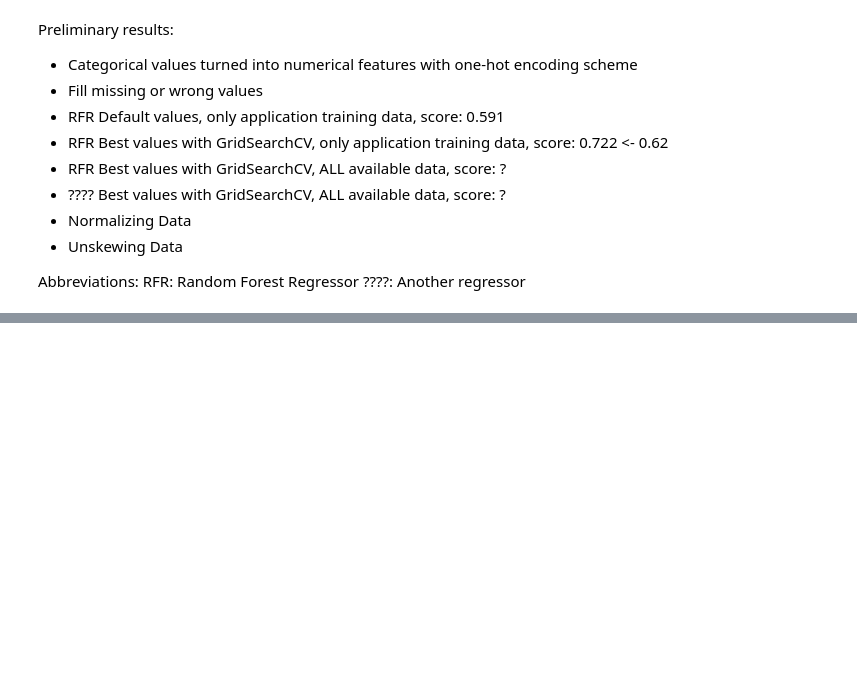
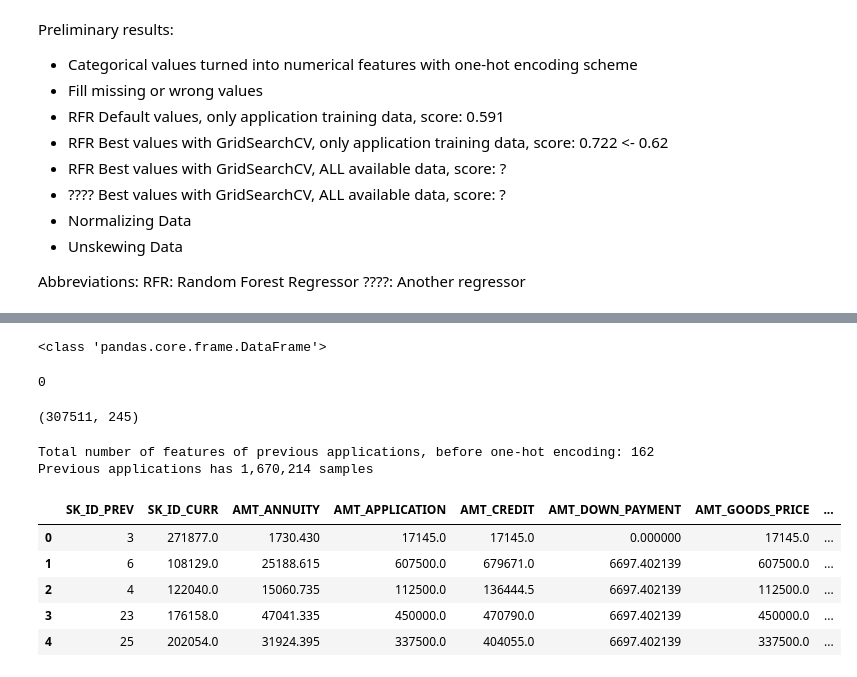
Before and after one commit to nachorovi/mlnd_capstone, a Jupyter notebook: notebook.ipynb, the cells around one changed output, grey strips where cells are left out. Cells and saved outputs as stored; diff of their text form; code cells hidden in the pictures; blank space fills up the shorter version.

```diff
--- a/notebook.ipynb
+++ b/notebook.ipynb
@@ -225,0 +352,27 @@ features_test = my_imputer.fit_transform(features_test)
+# %%
+print(type(data))
+data.isnull().sum().sum()
+# %% [output]
+<class 'pandas.core.frame.DataFrame'>
+0
+# %%
+data.shape
+# %% [output]
+(307511, 245)
+# %%
+print("Total number of features of previous applications, before one-hot encoding: {}".format(prev_app_imputed.shape[1] - 2))
+print("Previous applications has {:,} samples".format(prev_app_imputed.shape[0]))
+## count the number of previous applications for a given ID
+prev_apps_count = prev_app_imputed[['SK_ID_CURR', 'SK_ID_PREV']].groupby('SK_ID_CURR').count()
+#print("Previous applications count: {}".format(prev_apps_count))
+prev_app_imputed['SK_ID_PREV'] = prev_app_imputed['SK_ID_CURR'].map(prev_apps_count['SK_ID_PREV'])
+prev_app_imputed.head()
+# %% [output]
+Total number of features of previous applications, before one-hot encoding: 162
+Previous applications has 1,670,214 samples
+|  | SK_ID_PREV | SK_ID_CURR | AMT_ANNUITY | AMT_APPLICATION | AMT_CREDIT | AMT_DOWN_PAYMENT | AMT_GOODS_PRICE | ... |
+| 0 | 3 | 271877.0 | 1730.430 | 17145.0 | 17145.0 | 0.000000 | 17145.0 | ... |
+| 1 | 6 | 108129.0 | 25188.615 | 607500.0 | 679671.0 | 6697.402139 | 607500.0 | ... |
+| 2 | 4 | 122040.0 | 15060.735 | 112500.0 | 136444.5 | 6697.402139 | 112500.0 | ... |
+| 3 | 23 | 176158.0 | 47041.335 | 450000.0 | 470790.0 | 6697.402139 | 450000.0 | ... |
+| 4 | 25 | 202054.0 | 31924.395 | 337500.0 | 404055.0 | 6697.402139 | 337500.0 | ... |
```
Also changed, not shown: parts of 31 cells of this notebook.
